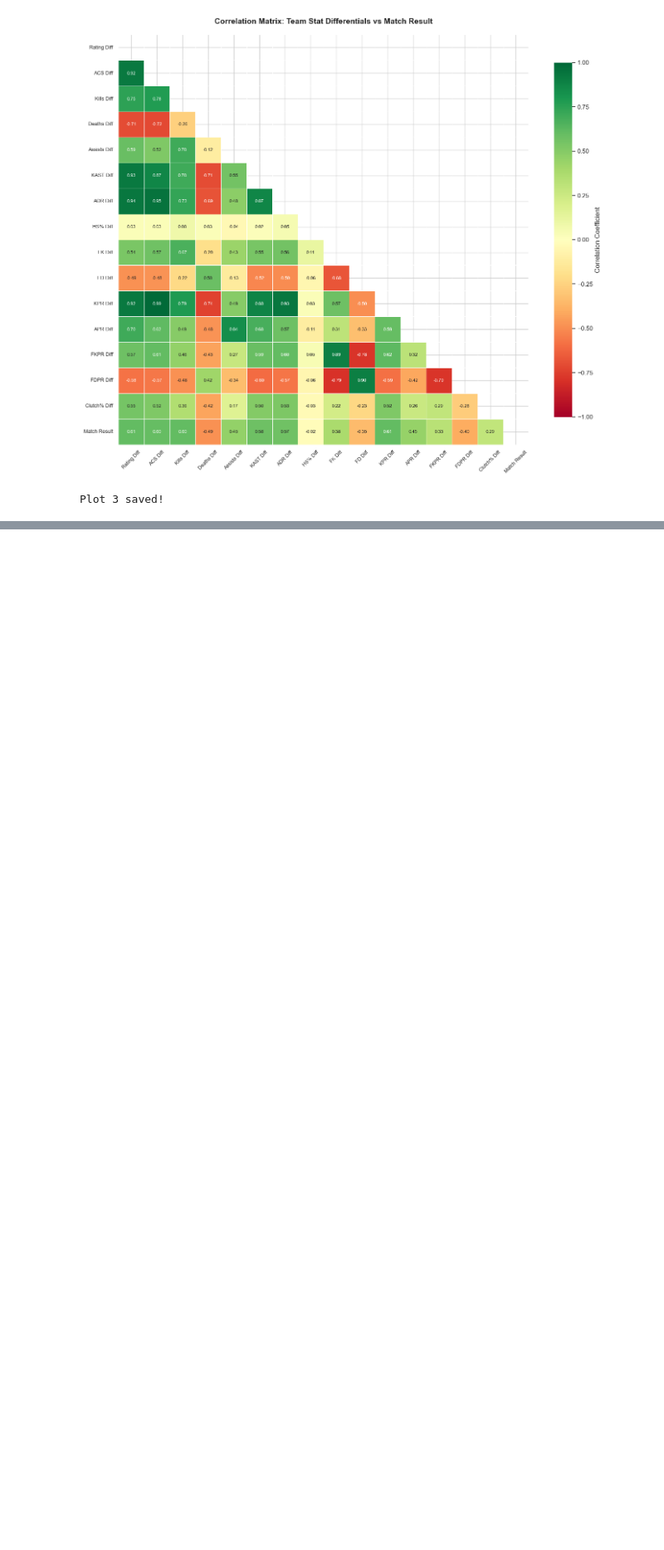
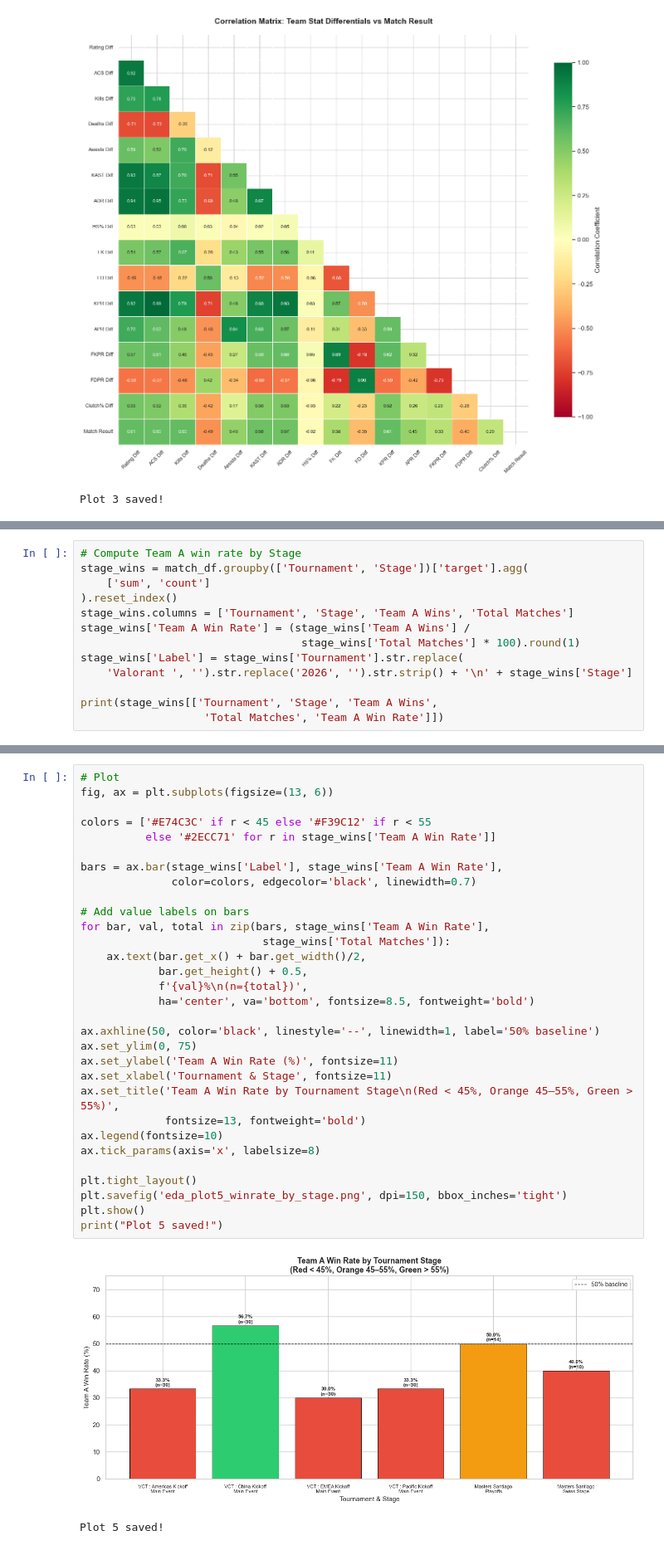
Before and after one commit to EthanSB-dev/VCT2026_Match_Predictor, a Jupyter notebook: VCTMatch_Prediction.ipynb, the cells around one changed output, grey strips where cells are left out. Shown at 83% size. Saved outputs shown, nothing was run; the diff lists cells and outputs as text; blank space fills up the shorter version.

```diff
--- a/VCTMatch_Prediction.ipynb
+++ b/VCTMatch_Prediction.ipynb
@@ -550,0 +617,13 @@ Plot 3 saved!
+# %%
+# Compute Team A win rate by Stage
+stage_wins = match_df.groupby(['Tournament', 'Stage'])['target'].agg(
+    ['sum', 'count']
+).reset_index()
+stage_wins.columns = ['Tournament', 'Stage', 'Team A Wins', 'Total Matches']
+stage_wins['Team A Win Rate'] = (stage_wins['Team A Wins'] /
+                                  stage_wins['Total Matches'] * 100).round(1)
+stage_wins['Label'] = stage_wins['Tournament'].str.replace(
+    'Valorant ', '').str.replace('2026', '').str.strip() + '\n' + stage_wins['Stage']
+
+print(stage_wins[['Tournament', 'Stage', 'Team A Wins',
+                   'Total Matches', 'Team A Win Rate']])
@@ -550,0 +646,34 @@ Plot 3 saved!
+# %%
+# Plot
+fig, ax = plt.subplots(figsize=(13, 6))
+
+colors = ['#E74C3C' if r < 45 else '#F39C12' if r < 55
+          else '#2ECC71' for r in stage_wins['Team A Win Rate']]
+
+bars = ax.bar(stage_wins['Label'], stage_wins['Team A Win Rate'],
+              color=colors, edgecolor='black', linewidth=0.7)
+
+# Add value labels on bars
+for bar, val, total in zip(bars, stage_wins['Team A Win Rate'],
+                            stage_wins['Total Matches']):
+    ax.text(bar.get_x() + bar.get_width()/2,
+            bar.get_height() + 0.5,
+            f'{val}%\n(n={total})',
+            ha='center', va='bottom', fontsize=8.5, fontweight='bold')
+
+ax.axhline(50, color='black', linestyle='--', linewidth=1, label='50% baseline')
+ax.set_ylim(0, 75)
+ax.set_ylabel('Team A Win Rate (%)', fontsize=11)
+ax.set_xlabel('Tournament & Stage', fontsize=11)
+ax.set_title('Team A Win Rate by Tournament Stage\n(Red < 45%, Orange 45–55%, Green > 55%)',
+             fontsize=13, fontweight='bold')
+ax.legend(fontsize=10)
+ax.tick_params(axis='x', labelsize=8)
+
+plt.tight_layout()
+plt.savefig('eda_plot5_winrate_by_stage.png', dpi=150, bbox_inches='tight')
+plt.show()
+print("Plot 5 saved!")
+# %% [output]
+[figure, added]
+Plot 5 saved!
```
Also changed, not shown: parts of 2 cells of this notebook, 1 other file.
